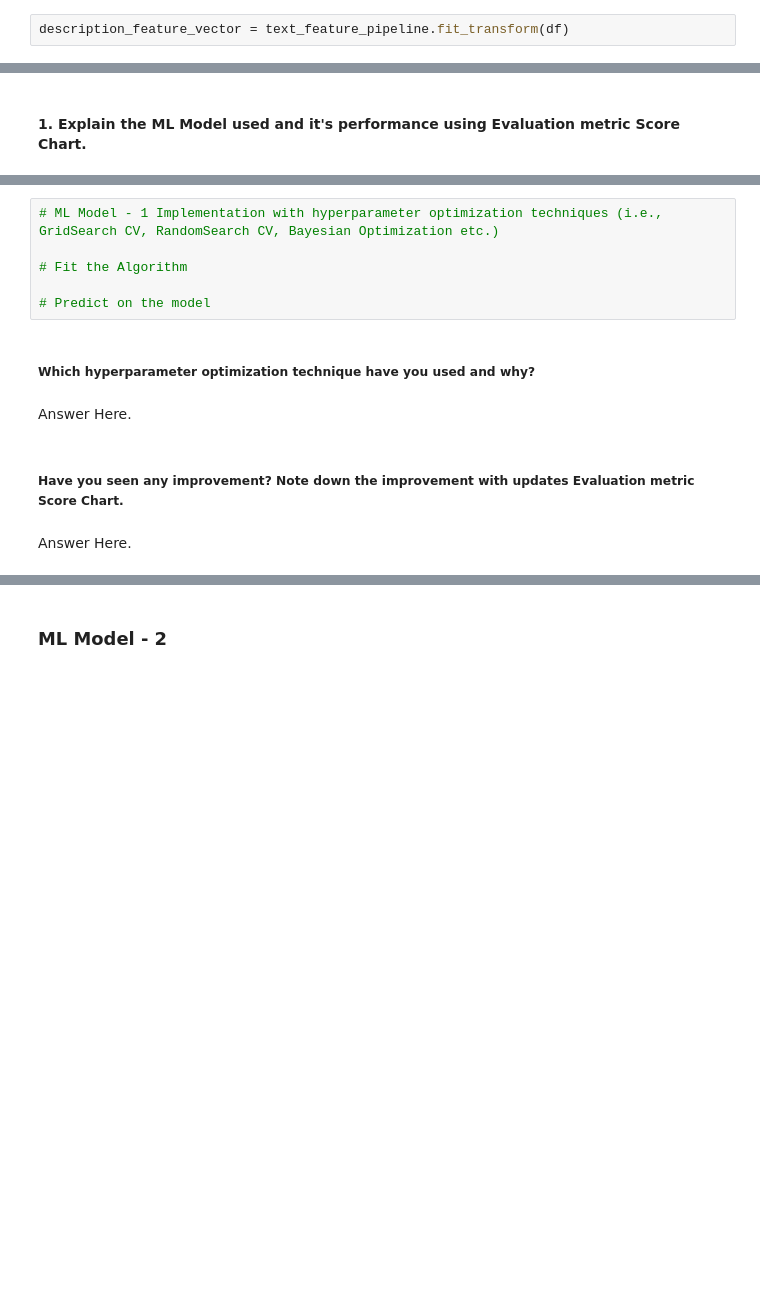
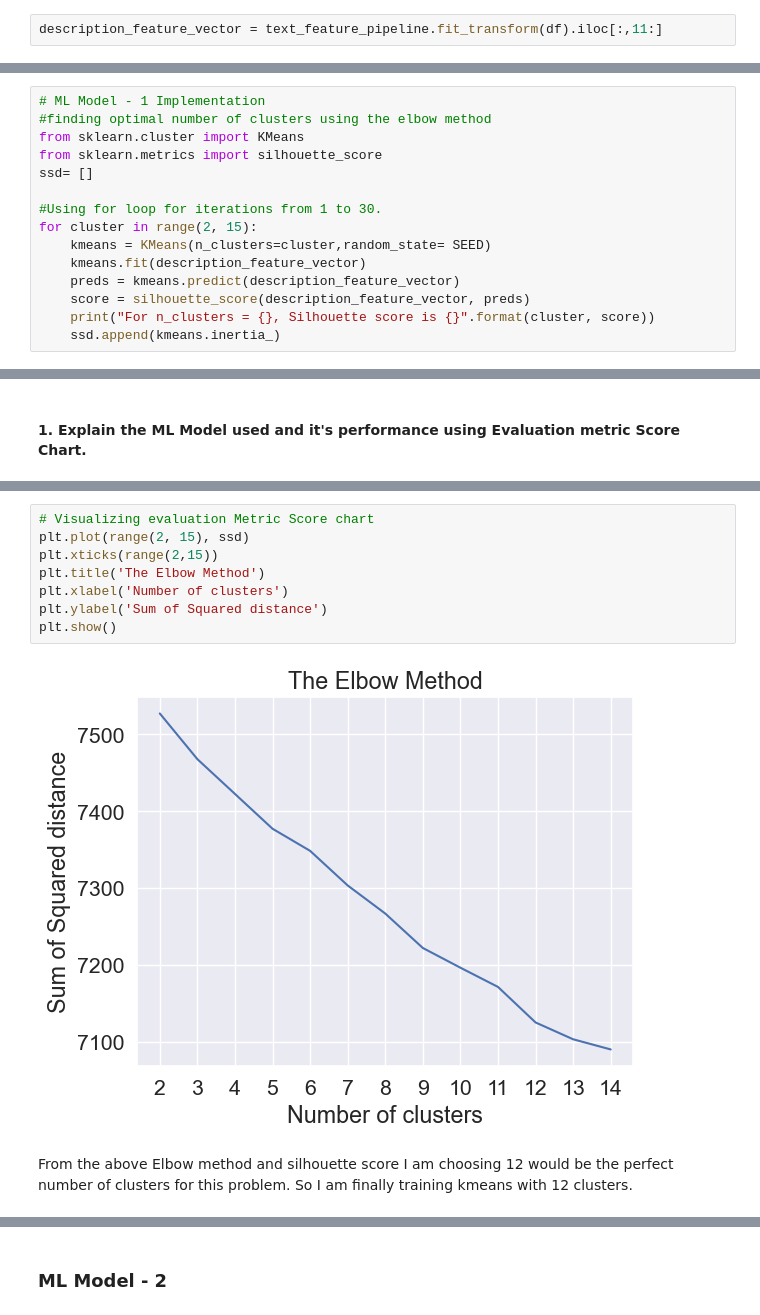
Before and after one commit to balaji-89/Netflix_Movies_Segmentation, a Jupyter notebook: Solution/netflix_clustering.ipynb, the cells around one changed output, grey strips where cells are left out. Cells and saved outputs as stored; diff of their text form; blank space fills up the shorter version.

Commit message:
Model Building Completed. Having some patch works

```diff
--- a/Solution/netflix_clustering.ipynb
+++ b/Solution/netflix_clustering.ipynb
@@ -997,4 +956,4 @@ text_feature_pipeline = Pipeline([
     ('vectorization',CustomTfidVectorizer(feature_name='description',max_features=400))
 ])
 # %%
-description_feature_vector = text_feature_pipeline.fit_transform(df)
+description_feature_vector = text_feature_pipeline.fit_transform(df).iloc[:,11:]
@@ -1018,0 +969,15 @@ y_test :  (10780,)
+# %%
+# ML Model - 1 Implementation
+#finding optimal number of clusters using the elbow method
+from sklearn.cluster import KMeans
+from sklearn.metrics import silhouette_score
+ssd= []
+
+#Using for loop for iterations from 1 to 30.
+for cluster in range(2, 15):
+    kmeans = KMeans(n_clusters=cluster,random_state= SEED)
+    kmeans.fit(description_feature_vector)
+    preds = kmeans.predict(description_feature_vector)
+    score = silhouette_score(description_feature_vector, preds)
+    print("For n_clusters = {}, Silhouette score is {}".format(cluster, score))
+    ssd.append(kmeans.inertia_)
@@ -1025,14 +1000,12 @@ y_test :  (10780,)
-# %%
-# ML Model - 1 Implementation with hyperparameter optimization techniques (i.e., GridSearch CV, RandomSearch CV, Bayesian Optimization etc.)
-
-# Fit the Algorithm
-
-# Predict on the model
-# %% [markdown]
-##### Which hyperparameter optimization technique have you used and why?
-# %% [markdown]
-Answer Here.
-# %% [markdown]
-##### Have you seen any improvement? Note down the improvement with updates Evaluation metric Score Chart.
-# %% [markdown]
-Answer Here.
+# %%
+# Visualizing evaluation Metric Score chart
+plt.plot(range(2, 15), ssd)
+plt.xticks(range(2,15))
+plt.title('The Elbow Method')
+plt.xlabel('Number of clusters')
+plt.ylabel('Sum of Squared distance')
+plt.show()
+# %% [output]
+[figure, added]
+# %% [markdown]
+From the above Elbow method and silhouette score I am choosing 12 would be the perfect number of clusters for this problem. So I am finally training kmeans with 12 clusters.
```
Also changed, not shown: parts of 68 cells of this notebook.
